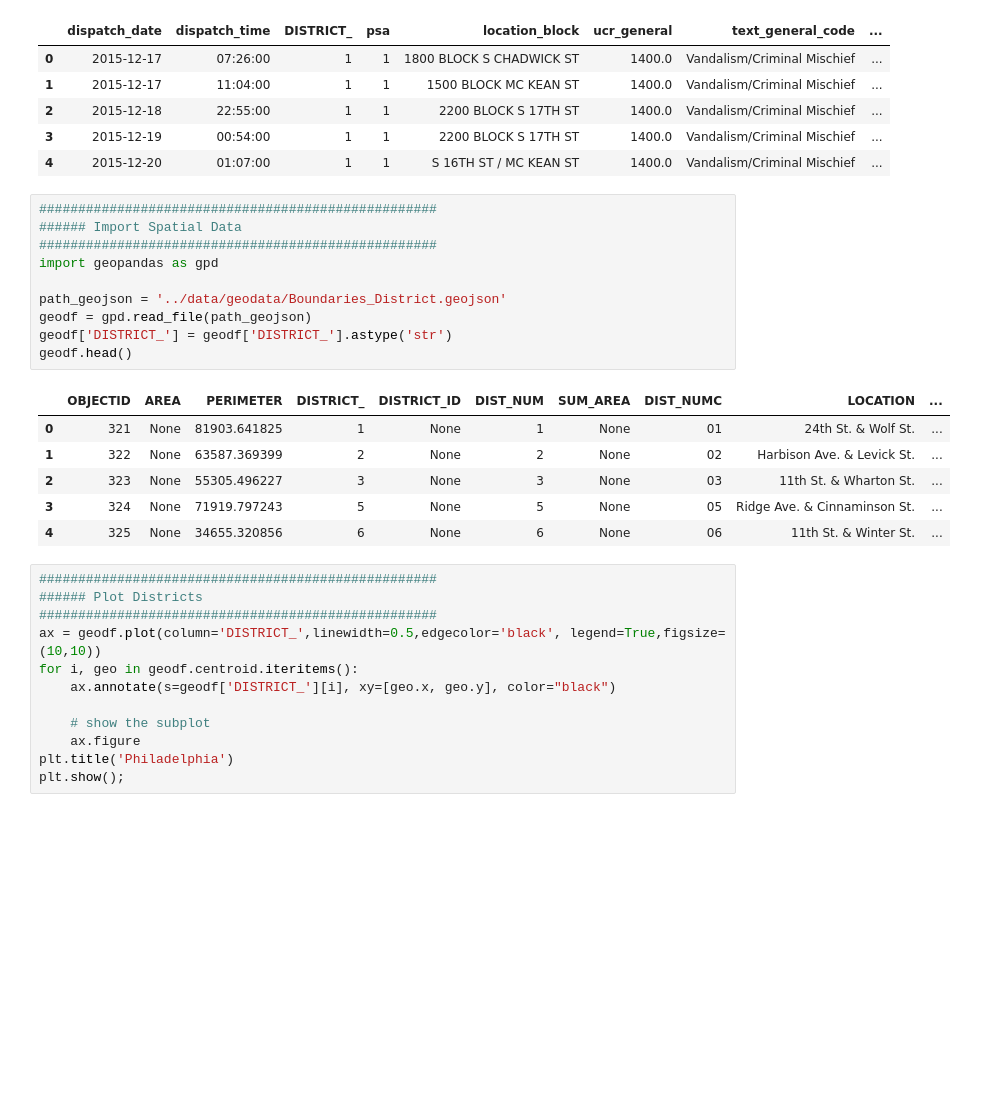
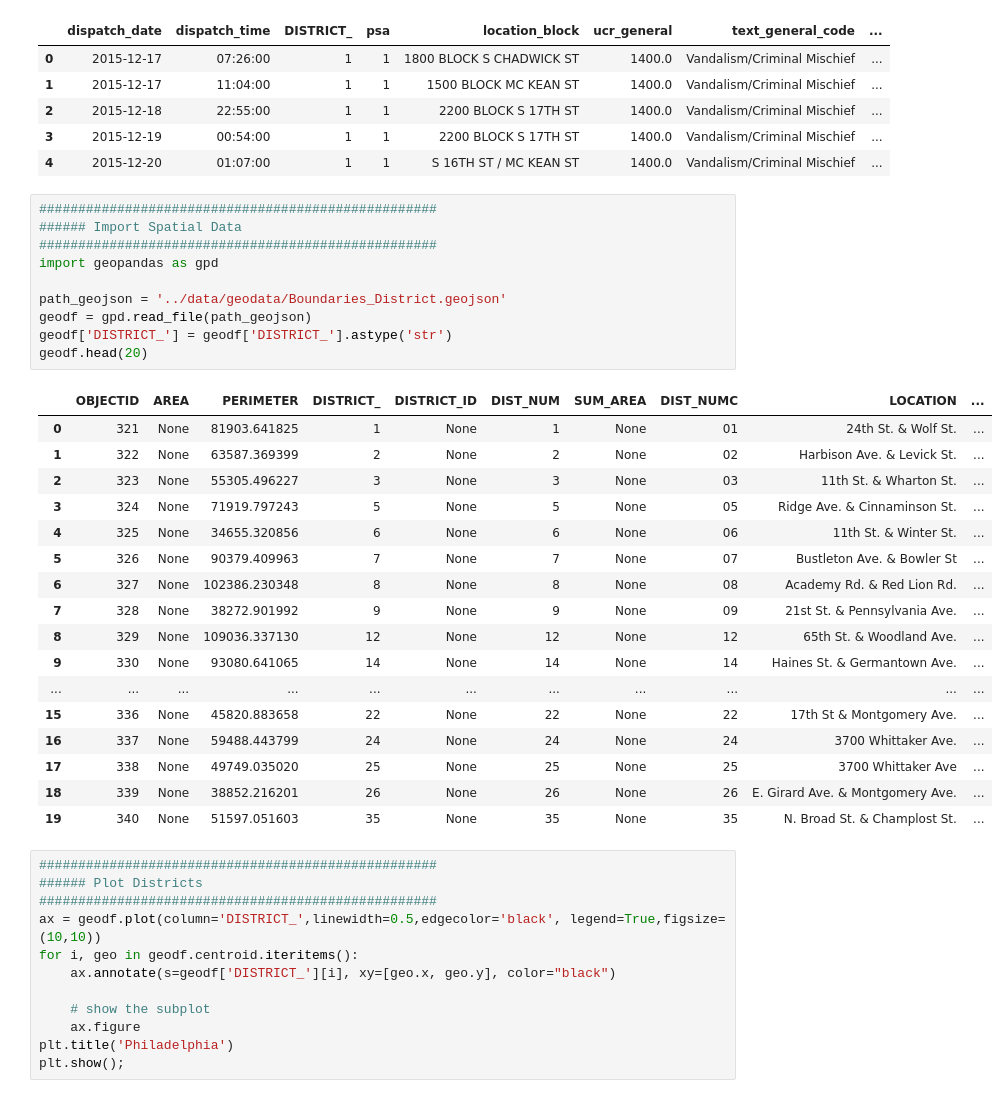
Before and after one commit to emunozlorenzo/DataCopCrimePrediction, a Jupyter notebook: notebooks/10_DataAnalysis.ipynb, the cells around one changed output. Saved outputs shown, nothing was run; the diff lists cells and outputs as text; blank space fills up the shorter version.

```diff
--- a/notebooks/10_DataAnalysis.ipynb
+++ b/notebooks/10_DataAnalysis.ipynb
@@ -54,20 +54,31 @@ df.head()
 # %%
 ###################################################
 ###### Import Spatial Data
 ###################################################
 import geopandas as gpd
 
 path_geojson = '../data/geodata/Boundaries_District.geojson'
 geodf = gpd.read_file(path_geojson)
 geodf['DISTRICT_'] = geodf['DISTRICT_'].astype('str')
-geodf.head()
+geodf.head(20)
 # %% [output]
 |  | OBJECTID | AREA | PERIMETER | DISTRICT_ | DISTRICT_ID | DIST_NUM | SUM_AREA | DIST_NUMC | LOCATION | ... |
 | 0 | 321 | None | 81903.641825 | 1 | None | 1 | None | 01 | 24th St. & Wolf St. | ... |
 | 1 | 322 | None | 63587.369399 | 2 | None | 2 | None | 02 | Harbison Ave. & Levick St. | ... |
 | 2 | 323 | None | 55305.496227 | 3 | None | 3 | None | 03 | 11th St. & Wharton St. | ... |
 | 3 | 324 | None | 71919.797243 | 5 | None | 5 | None | 05 | Ridge Ave. & Cinnaminson St. | ... |
 | 4 | 325 | None | 34655.320856 | 6 | None | 6 | None | 06 | 11th St. & Winter St. | ... |
+| 5 | 326 | None | 90379.409963 | 7 | None | 7 | None | 07 | Bustleton Ave. & Bowler St | ... |
+| 6 | 327 | None | 102386.230348 | 8 | None | 8 | None | 08 | Academy Rd. & Red Lion Rd. | ... |
+| 7 | 328 | None | 38272.901992 | 9 | None | 9 | None | 09 | 21st St. & Pennsylvania Ave. | ... |
+| 8 | 329 | None | 109036.337130 | 12 | None | 12 | None | 12 | 65th St. & Woodland Ave. | ... |
+| 9 | 330 | None | 93080.641065 | 14 | None | 14 | None | 14 | Haines St. & Germantown Ave. | ... |
+| ... | ... | ... | ... | ... | ... | ... | ... | ... | ... | ... |
+| 15 | 336 | None | 45820.883658 | 22 | None | 22 | None | 22 | 17th St & Montgomery Ave. | ... |
+| 16 | 337 | None | 59488.443799 | 24 | None | 24 | None | 24 | 3700 Whittaker Ave. | ... |
+| 17 | 338 | None | 49749.035020 | 25 | None | 25 | None | 25 | 3700 Whittaker Ave | ... |
+| 18 | 339 | None | 38852.216201 | 26 | None | 26 | None | 26 | E. Girard Ave. & Montgomery Ave. | ... |
+| 19 | 340 | None | 51597.051603 | 35 | None | 35 | None | 35 | N. Broad St. & Champlost St. | ... |
 # %%
 ###################################################
 ###### Plot Districts
```
Also changed, not shown: parts of 1 cell of this notebook.
